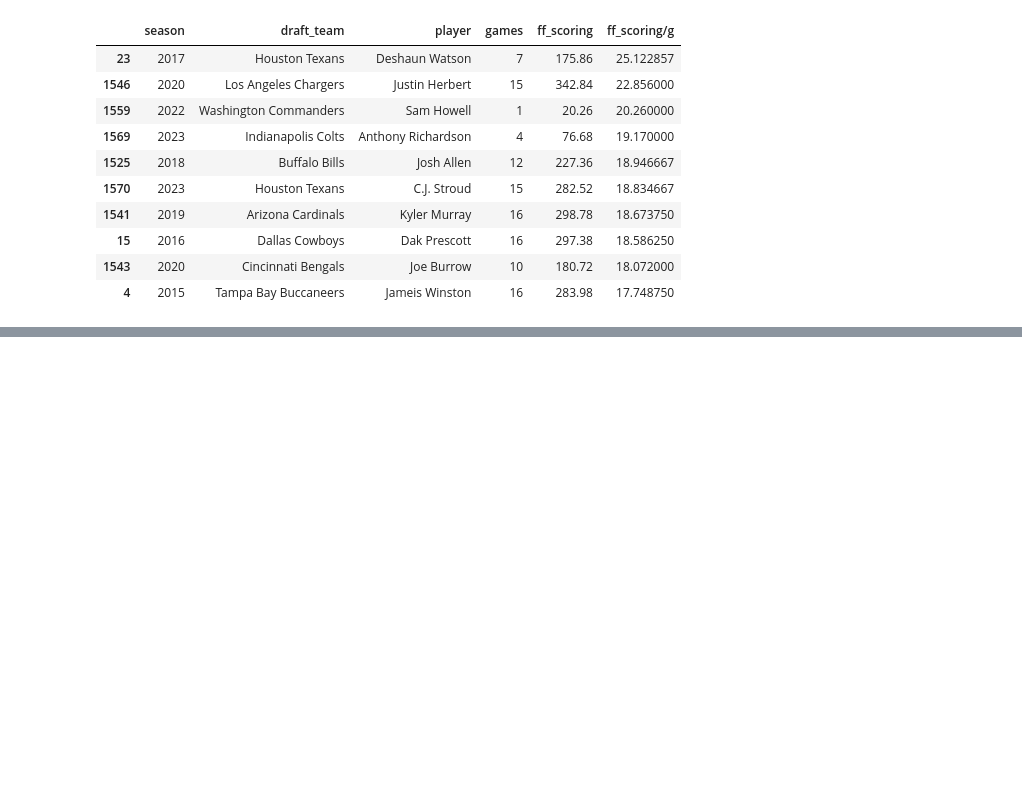
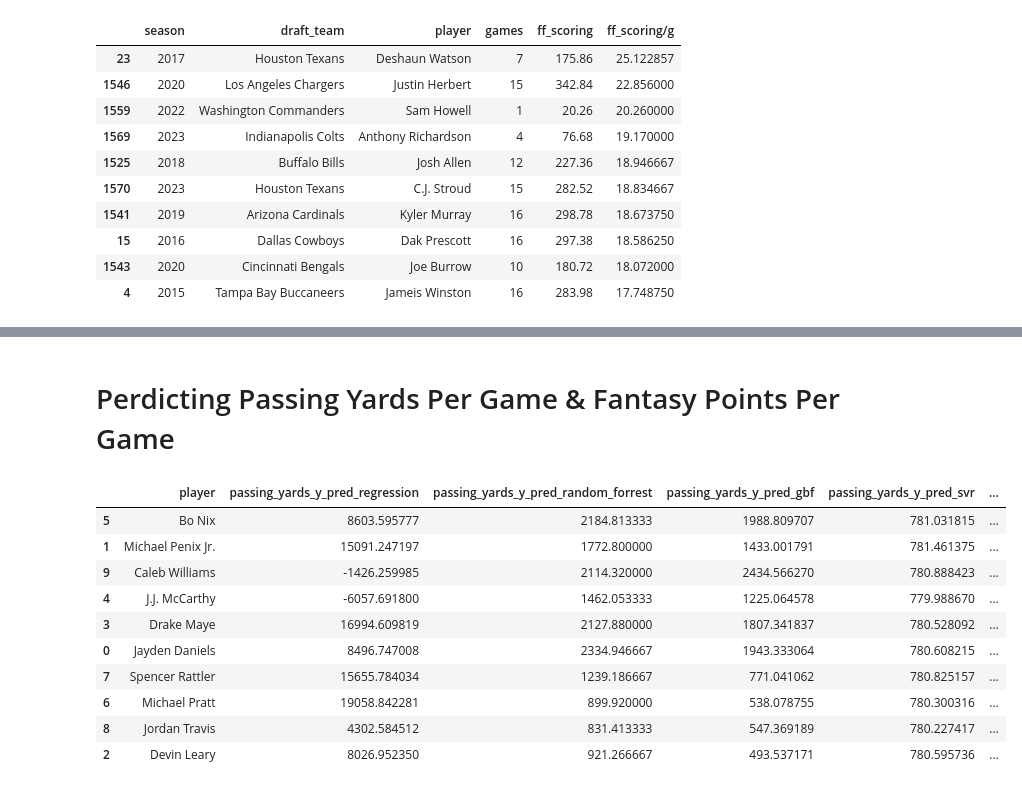
Before and after one commit to JoshKepler/Portfolio, a Jupyter notebook: NFL Project/Projected Draft Position - QB.ipynb, the cells around one changed output, grey strips where cells are left out. Drawn from its saved outputs; the diff is of its cells as text; code cells hidden in the pictures; blank space fills up the shorter version.

```diff
--- a/NFL Project/Projected Draft Position - QB.ipynb
+++ b/NFL Project/Projected Draft Position - QB.ipynb
@@ -757,0 +767,31 @@ KeyError: "['passing_yards_y_pred_gbf', 'passing_tds_y_pred_gbf', 'rushing_yards
+# %% [markdown]
+# Perdicting Passing Yards Per Game & Fantasy Points Per Game
+# %%
+#Perdicting Passing Yards Per Game
+predicted_stats = ['player']
+model_list = ['_y_pred_regression','_y_pred_random_forrest', '_y_pred_gbf','_y_pred_svr']
+filtered_stats = ['passing_yards', 'games']
+
+for stat in filtered_stats:
+    for model in model_list:
+        mod_col = stat + model
+        predicted_stats.append(mod_col)
+
+for i in model_list:
+    rookie_proj_df['pass_yards/g' + i] = rookie_proj_df[filtered_stats[0]+i] / rookie_proj_df[filtered_stats[1]+i]
+    mod_col = 'pass_yards/g' + i
+    predicted_stats.append(mod_col)
+
+rookie_proj_df[predicted_stats].sort_values(by='pass_yards/g_y_pred_gbf', ascending=False)
+# %% [output]
+|  | player | passing_yards_y_pred_regression | passing_yards_y_pred_random_forrest | passing_yards_y_pred_gbf | passing_yards_y_pred_svr | ... |
+| 5 | Bo Nix | 8603.595777 | 2184.813333 | 1988.809707 | 781.031815 | ... |
+| 1 | Michael Penix Jr. | 15091.247197 | 1772.800000 | 1433.001791 | 781.461375 | ... |
+| 9 | Caleb Williams | -1426.259985 | 2114.320000 | 2434.566270 | 780.888423 | ... |
+| 4 | J.J. McCarthy | -6057.691800 | 1462.053333 | 1225.064578 | 779.988670 | ... |
+| 3 | Drake Maye | 16994.609819 | 2127.880000 | 1807.341837 | 780.528092 | ... |
+| 0 | Jayden Daniels | 8496.747008 | 2334.946667 | 1943.333064 | 780.608215 | ... |
+| 7 | Spencer Rattler | 15655.784034 | 1239.186667 | 771.041062 | 780.825157 | ... |
+| 6 | Michael Pratt | 19058.842281 | 899.920000 | 538.078755 | 780.300316 | ... |
+| 8 | Jordan Travis | 4302.584512 | 831.413333 | 547.369189 | 780.227417 | ... |
+| 2 | Devin Leary | 8026.952350 | 921.266667 | 493.537171 | 780.595736 | ... |
```
Also changed, not shown: parts of 12 cells of this notebook.
